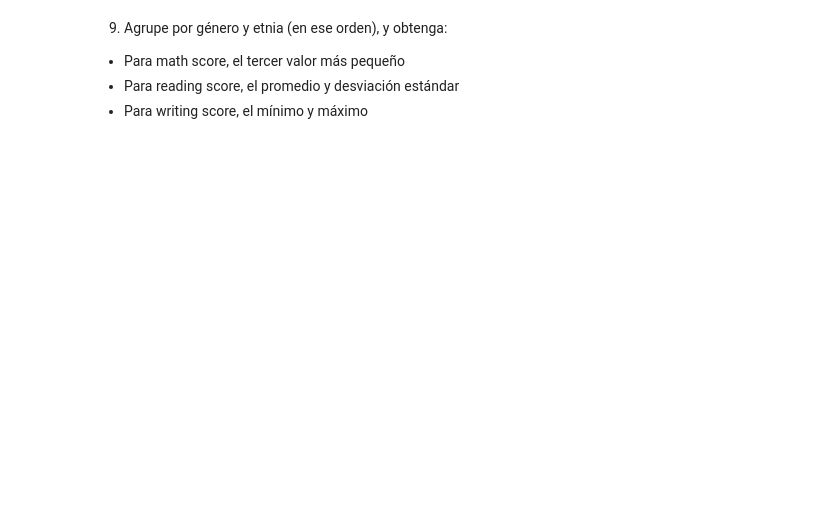
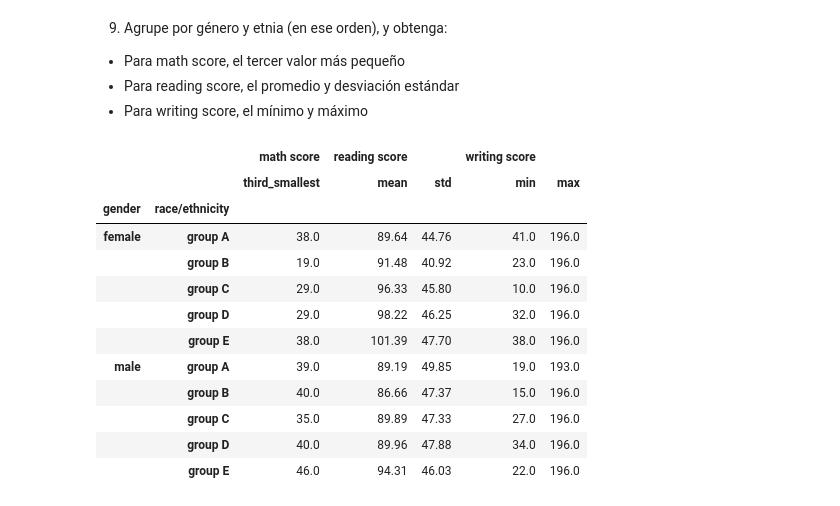
Before and after one commit to tomasleale/data, a Jupyter notebook: Lab4.ipynb, the cells around one changed output. Drawn from its saved outputs; the diff is of its cells as text; code cells hidden in the pictures; blank space fills up the shorter version.

```diff
--- a/Lab4.ipynb
+++ b/Lab4.ipynb
@@ -168,0 +167,12 @@ __Indicación__: busque la función `np.sort` de `numpy`.
+# %%
+# Código aquí
+def third_smallest(arr):
+    arr_sorted = np.sort(arr)
+    if len(arr_sorted) >= 3:
+        return arr_sorted[2]
+    else:
+        return np.nan
+
+trd_smallest = df.groupby("race/ethnicity")["reading score"].apply(third_smallest)
+
+trd_smallest
@@ -177,0 +193,32 @@ pd.DataFrame.to_csv(df_limpio, 'df_limpio.csv')
+# %%
+# Código aquí
+def third_smallest(valores):
+    ordenados = np.sort(valores)
+    if len(ordenados) >= 3:
+        return ordenados[2]
+    else:
+        return np.nan
+
+agrupado = df.groupby(["gender", "race/ethnicity"])
+
+resultado = agrupado.agg({
+    "math score": third_smallest,
+    "reading score": ["mean", "std"],
+    "writing score": ["min", "max"]
+})
+
+resultado.round(2)
+# %% [output]
+|  |  | math score | reading score |  | writing score |  |
+|  |  | third_smallest | mean | std | min | max |
+| gender | race/ethnicity |  |  |  |  |  |
+| female | group A | 38.0 | 89.64 | 44.76 | 41.0 | 196.0 |
+|  | group B | 19.0 | 91.48 | 40.92 | 23.0 | 196.0 |
+|  | group C | 29.0 | 96.33 | 45.80 | 10.0 | 196.0 |
+|  | group D | 29.0 | 98.22 | 46.25 | 32.0 | 196.0 |
+|  | group E | 38.0 | 101.39 | 47.70 | 38.0 | 196.0 |
+| male | group A | 39.0 | 89.19 | 49.85 | 19.0 | 193.0 |
+|  | group B | 40.0 | 86.66 | 47.37 | 15.0 | 196.0 |
+|  | group C | 35.0 | 89.89 | 47.33 | 27.0 | 196.0 |
+|  | group D | 40.0 | 89.96 | 47.88 | 34.0 | 196.0 |
+|  | group E | 46.0 | 94.31 | 46.03 | 22.0 | 196.0 |
```
Also changed, not shown: parts of 4 cells of this notebook.
